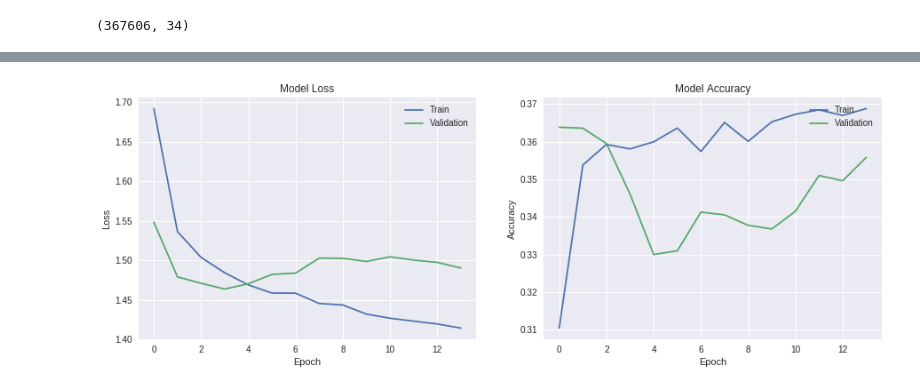
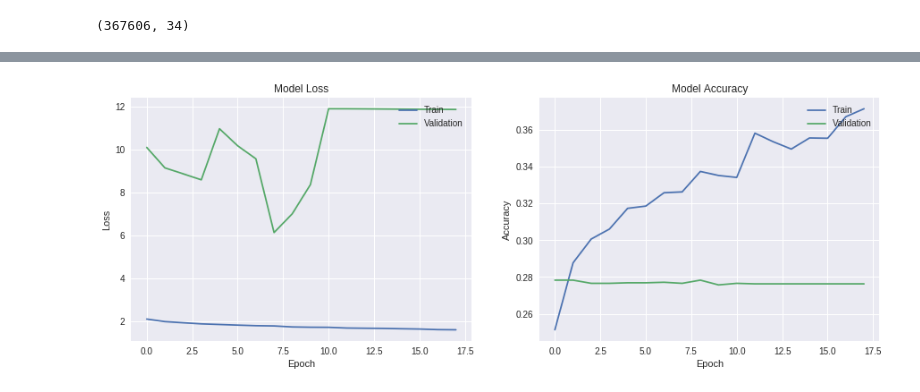
Before and after one commit to shubh1612/PredictingAmazonSales, a Jupyter notebook: Codes/Predict.ipynb, the cells around one changed output, grey strips where cells are left out. Cells and saved outputs as stored; diff of their text form; code cells hidden in the pictures.

Commit message:
New Model

```diff
--- a/Codes/Predict.ipynb
+++ b/Codes/Predict.ipynb
@@ -57,6 +57,11 @@ from keras.regularizers import l2
 ratio = 6
 data_dir = 'drive/My Drive/'
 data_file = 'drive/My Drive/No_normalized_data.h5'
+
+num_prev_values = 10
+start = [10, 30]
+# data_dir = 'drive/My Drive/btp/sem2_start/Prediction/'
+# data_file = 'drive/My Drive/btp/sem2_start/Prediction/No_normalized_data.h5'
 # %%
 df = pd.read_hdf(data_file)
 # %%
@@ -171,22 +202,27 @@ def define_model():
 
 	input = Input(shape = INPUT_SHAPE_1, dtype = 'float32', name = 'features')
 
-	x = Dense(75, kernel_regularizer = regularizers.l2(1e-3) ,name = 'Fully_Connected_Layer_1')(input)
+	x = Dense(200, kernel_regularizer = regularizers.l2(1e-3) ,name = 'Fully_Connected_Layer_1')(input)
 	x = BatchNormalization()(x)
 	x = LeakyReLU(alpha=0.01)(x)
 	x = Dropout(DROPOUT,  name = 'Dropout_Regularization_1')(x)
 
-	x = Dense(50, kernel_regularizer = regularizers.l2(1e-3), name = 'Fully_Connected_Layer_2')(x)
+	x = Dense(150, kernel_regularizer = regularizers.l2(1e-3), name = 'Fully_Connected_Layer_2')(x)
 	x = BatchNormalization()(x)
 	x = LeakyReLU(alpha=0.01)(x)
 	x = Dropout(DROPOUT,  name = 'Dropout_Regularization_2')(x)
 
-	x = Dense(30, kernel_regularizer = regularizers.l2(1e-3), name = 'Fully_Connected_Layer_3')(x)
+	x = Dense(90, kernel_regularizer = regularizers.l2(1e-3), name = 'Fully_Connected_Layer_3')(x)
 	x = BatchNormalization()(x)
 	x = LeakyReLU(alpha=0.01)(x)
 	x = Dropout(DROPOUT,  name = 'Dropout_Regularization_3')(x)
 
-	output = Dense(5, activation = 'softmax', name = 'Fully_Connected_Layer_4')(x)
+	x = Dense(50, kernel_regularizer = regularizers.l2(1e-3), name = 'Fully_Connected_Layer_4')(x)
+	x = BatchNormalization()(x)
+	x = LeakyReLU(alpha=0.01)(x)
+	x = Dropout(DROPOUT,  name = 'Dropout_Regularization_4')(x)
+
+	output = Dense(5, activation = 'softmax', name = 'Fully_Connected_Layer_5')(x)
 
 	model = Model(inputs = [input], outputs = [output], name = 'my_model')
 
@@ -224,41 +308,57 @@ def model_history(trained_model):
 	axs[1].legend(['Train', 'Validation'], loc='upper right')
 	plt.show()
 # %%
-	x, y = x_value(df, 20, 40, 60, 80)
-	print('x and y created')
-	x, y = equalSplit(x, y, ratio)
-	print('x and y equally splitted')
+claim = get_per_claim(df)
+x, y = x_value(df, 20, 40, 60, 80, num_prev_values, start, claim)
+x = x[1:]
+x = np.asarray(x)
+print('x and y created')
+x, y = equalSplit(x, y, ratio)
+print('x and y equally splitted')
 
-	y = y.astype(int)
-	y = np.squeeze(np.eye(5)[y.reshape(-1)])
-	x_train, x_test, y_train, y_test = train_test_split(x, y, test_size=0.4, random_state=42)
-	x_val, x_test, y_val, y_test = train_test_split(x_test, y_test, test_size=0.2, random_state=42)
-	print('Train, Validation and test split of x and y\n')
+from sklearn import preprocessing
 
-	# print('Training started')
-	# clf = MLPClassifier()
-	# clf.fit(x_train, y_train)
+X_scaled = preprocessing.normalize(x)
+y = y.astype(int)
+x_train, x_test, y_train, y_test = train_test_split(X_scaled, y, test_size=0.4, random_state=42)
+x_val, x_test, y_val, y_test = train_test_split(x_test, y_test, test_size=0.2, random_state=42)
 
-	# print('Testing Started')
-	# y_pred = clf.predict(x_train)
-	# print('Train Accuracy - ', accuracy_score(y_train, y_pred))
-	# y_pred = clf.predict(x_test)
-	# print('Test Accuracy - ', accuracy_score(y_test, y_pred))
-	# print(len(x_train), len(x_test))
+# print(np.count_nonzero(y_train == 4))
+# print(np.count_nonzero(y_train == 3))
+# print(np.count_nonzero(y_train == 2))
+# print(np.count_nonzero(y_train == 1))
+# print(np.count_nonzero(y_train == 0))
 
-	INPUT_SHAPE_1 = (7,)
-	EPOCHS = 50
-	BATCH_SIZE = 1024
-	DROPOUT = 0.15
-	PAT = 10
+y_train = np.squeeze(np.eye(5)[y_train.reshape(-1)])
+print(len(X_scaled), len(y))
+y_val = np.squeeze(np.eye(5)[y_val.reshape(-1)])
+y_test = np.squeeze(np.eye(5)[y_test.reshape(-1)])
 
-	K.clear_session()
-	model = define_model()
-	trained_model, model = run_model(x_train, x_val, y_train, y_val, model)
-	model_history(trained_model)
-	y_pred = (model.predict(x_train)).argmax(axis=-1)
-	y_train = [np.where(r==1)[0][0] for r in y_train]
-	print(accuracy_score(y_train, y_pred))
+# print('Training started')
+# clf = MLPClassifier()
+# clf.fit(x_train, y_train)
+
+# print('Testing Started')
+# y_pred = clf.predict(x_train)
+# print('Train Accuracy - ', accuracy_score(y_train, y_pred))
+# y_pred = clf.predict(x_test)
+# print('Test Accuracy - ', accuracy_score(y_test, y_pred))
+# print(len(x_train), len(x_test))
+
+INPUT_SHAPE_1 = (8 + num_prev_values, )
+EPOCHS = 100
+BATCH_SIZE = 512
+DROPOUT = 0.15
+PAT = 10
+
+K.clear_session()
+model = define_model()
+trained_model, model = run_model(x_train, x_val, y_train, y_val, model)
+model_history(trained_model)
+
+# y_pred = (model.predict(x_train)).argmax(axis=-1)
+# y_train = [np.where(r==1)[0][0] for r in y_train]
+# print(accuracy_score(y_train, y_pred))
 # %% [output]
 x and y created
 x and y equally splitted
@@ -280 +380 @@ Epoch 14/50
-[figure, old version]
+[figure, new version]
```
Also changed, not shown: parts of 14 cells of this notebook, 1 other file.
